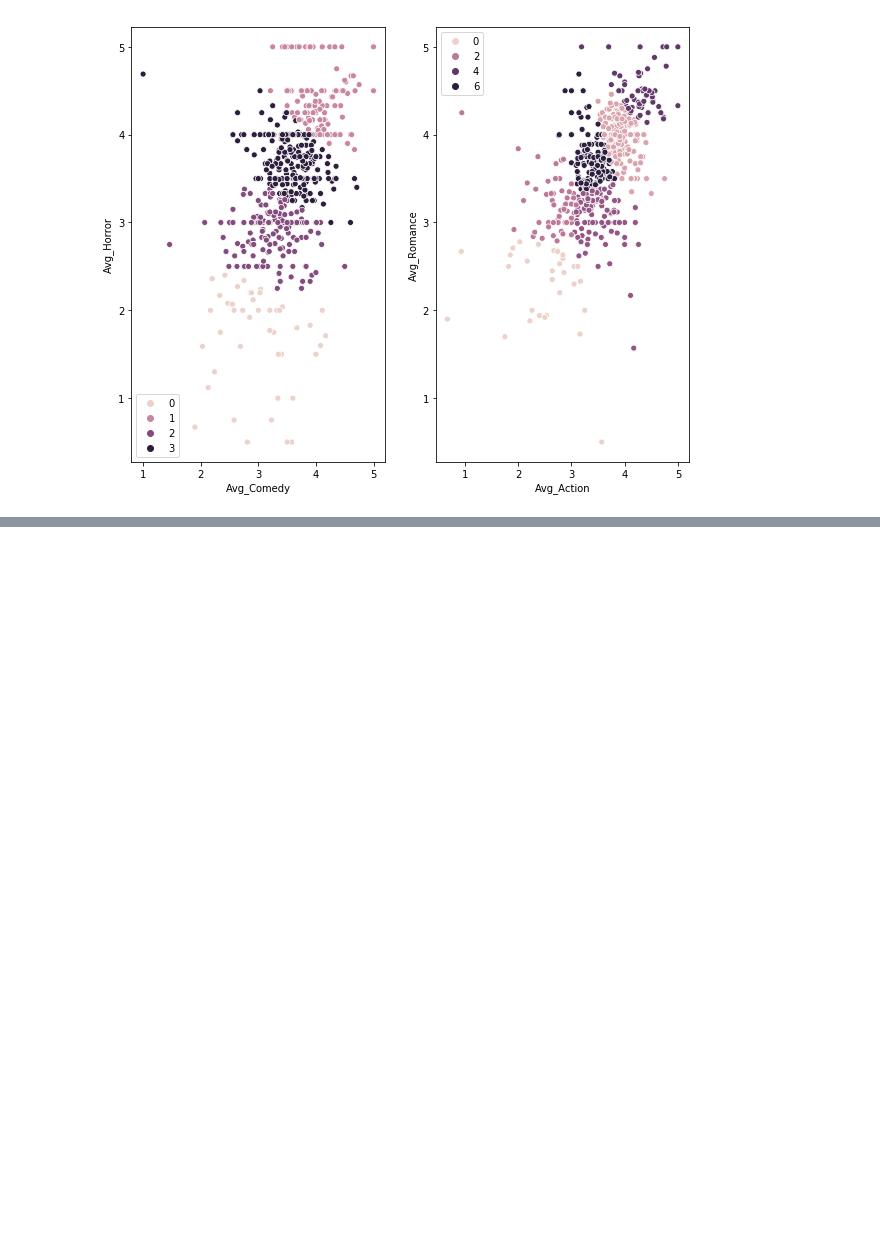
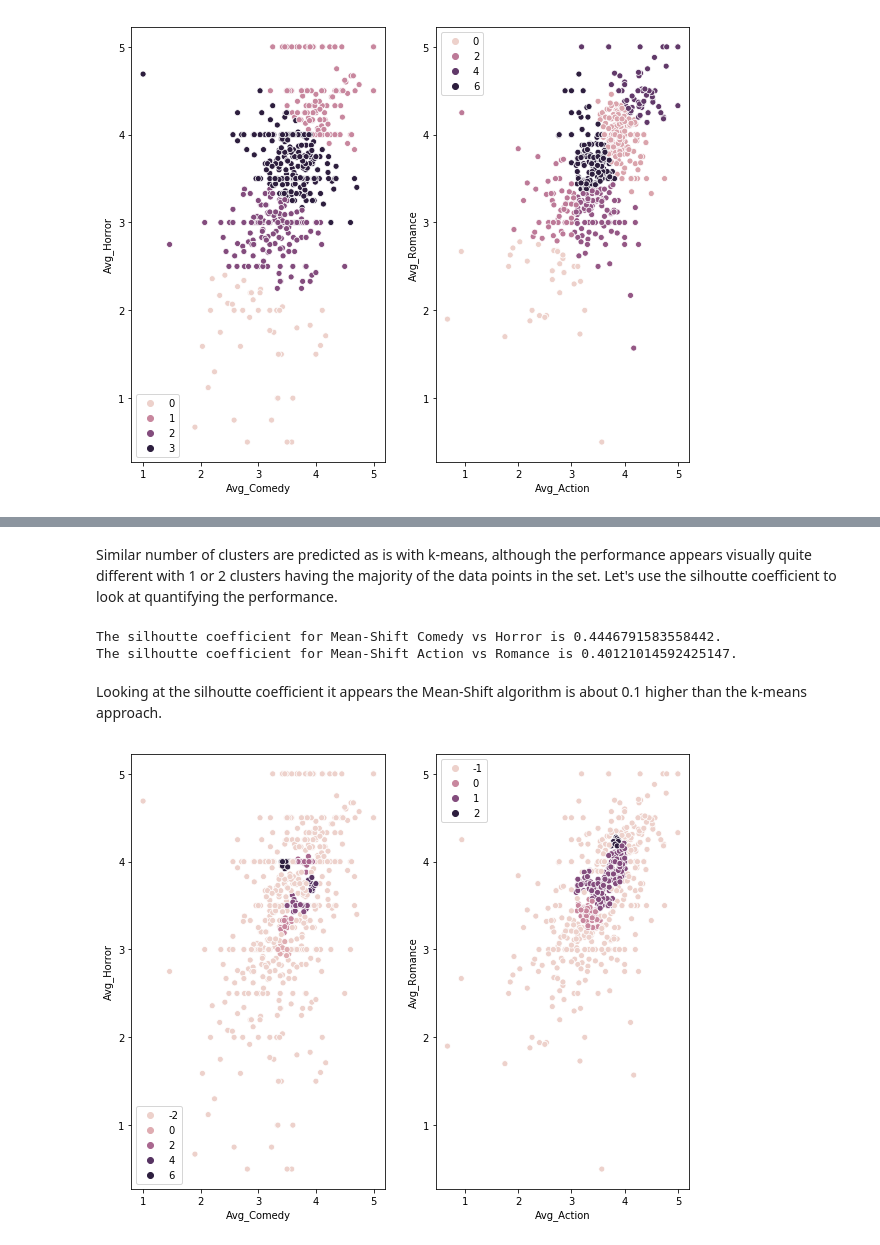
Before and after one commit to alexcroft08/Thinkful-Data-Science, a Jupyter notebook: Unsupervised Capstone.ipynb, the cells around one changed output, grey strips where cells are left out. Drawn from its saved outputs; the diff is of its cells as text; code cells hidden in the pictures; blank space fills up the shorter version.

```diff
--- a/Unsupervised Capstone.ipynb
+++ b/Unsupervised Capstone.ipynb
@@ -308,0 +371,33 @@ As you can see, the users preferences in each plot seem to become more clear whe
+# %% [markdown]
+Similar number of clusters are predicted as is with k-means, although the performance appears visually quite different with 1 or 2 clusters having the majority of the data points in the set. Let's use the silhoutte coefficient to look at quantifying the performance.
+# %%
+#Evaluating each solution using Silhoutte Coefficient
+
+from sklearn import metrics
+from sklearn.metrics import pairwise_distances
+model_3 = metrics.silhouette_score(X_1, labels_1, metric='euclidean')
+model_4 = metrics.silhouette_score(X_2, labels_2, metric='euclidean')
+print('The silhoutte coefficient for Mean-Shift Comedy vs Horror is {}.'.format(model_3))
+print('The silhoutte coefficient for Mean-Shift Action vs Romance is {}.'.format(model_4))
+# %% [output]
+The silhoutte coefficient for Mean-Shift Comedy vs Horror is 0.4446791583558442.
+The silhoutte coefficient for Mean-Shift Action vs Romance is 0.40121014592425147.
+# %% [markdown]
+Looking at the silhoutte coefficient it appears the Mean-Shift algorithm is about 0.1 higher than the k-means approach.
+# %%
+from sklearn.cluster import DBSCAN
+db_default_1 = DBSCAN(eps = 0.0875, min_samples = 10).fit(X_1)
+labels_3 = db_default_1.labels_
+db_default_2 = DBSCAN(eps = 0.0875, min_samples = 10).fit(X_2)
+labels_4 = db_default_2.labels_
+# %%
+#Plot the DBScan clustered solution
+plt.figure(figsize=(10,8))
+plt.subplot(1,2,1)
+sns.scatterplot(a,b,hue=labels_3)
+
+plt.subplot(1,2,2)
+sns.scatterplot(c,d,hue=labels_4)
+plt.show()
+# %% [output]
+[figure, added]
```
Also changed, not shown: parts of 14 cells of this notebook.
